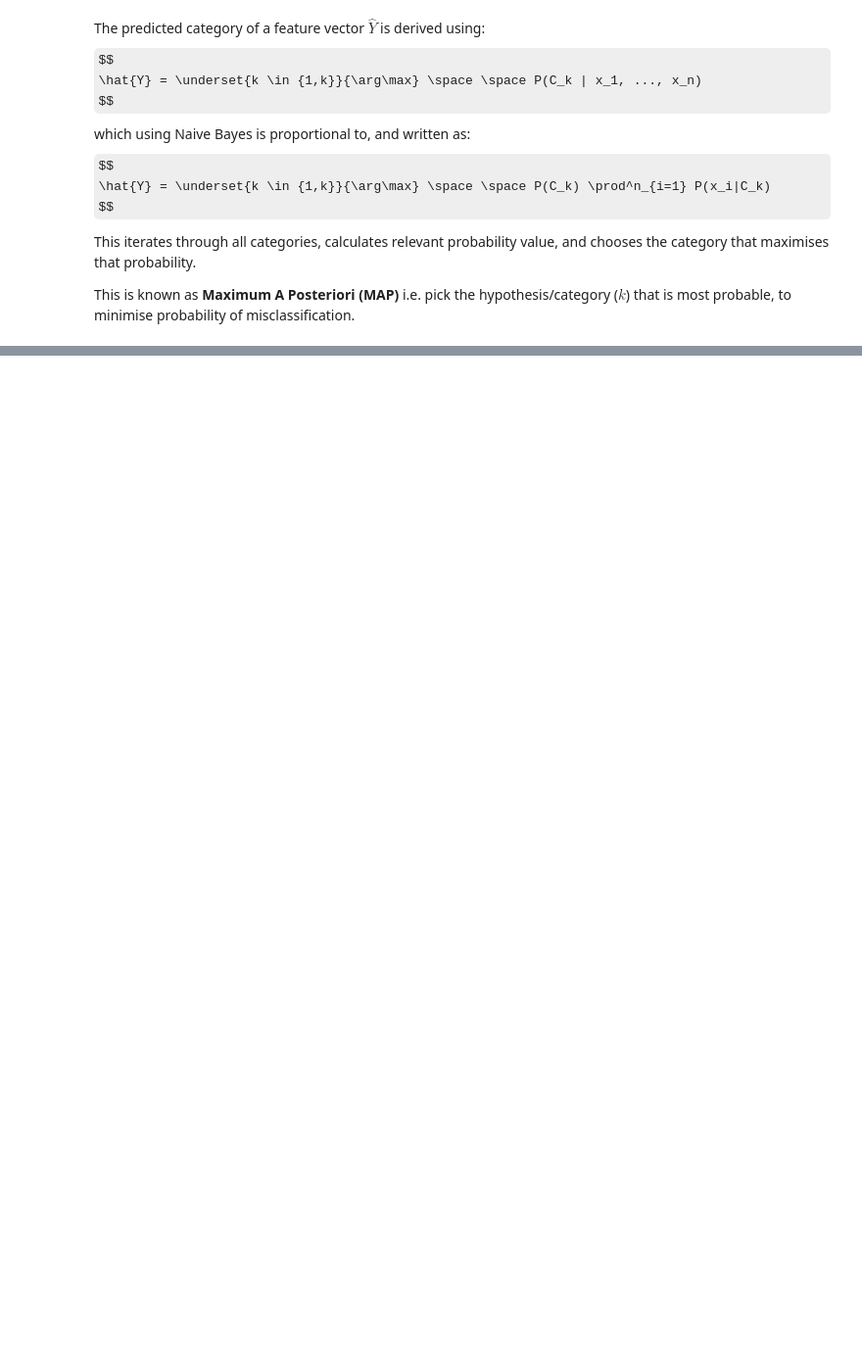
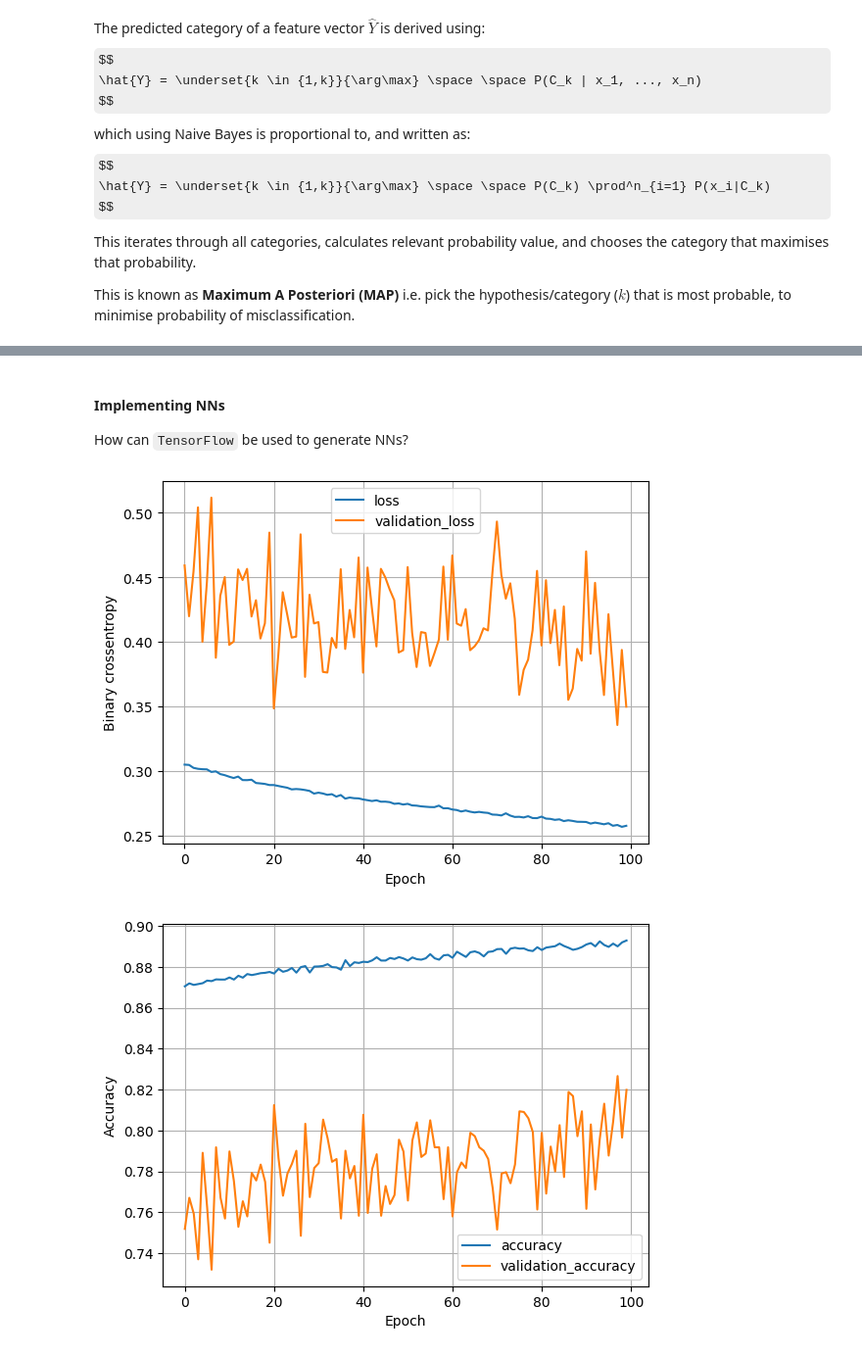
Before and after one commit to romanbaptista/general, a Jupyter notebook: ML/_freecodecamp - Machine Learning for Everybody.ipynb, the cells around one changed output, grey strips where cells are left out. Shown at 98% size. Cells and saved outputs as stored; diff of their text form; code cells hidden in the pictures; some formulas as TeX source; blank space fills up the shorter version.

```diff
--- a/ML/_freecodecamp - Machine Learning for Everybody.ipynb
+++ b/ML/_freecodecamp - Machine Learning for Everybody.ipynb
@@ -427,0 +639,4 @@ This is known as **Maximum A Posteriori (MAP)** i.e. pick the hypothesis/categor
+# %% [markdown]
+#### **Implementing NNs**
+
+How can `TensorFlow` be used to generate NNs?
@@ -427,0 +665,32 @@ This is known as **Maximum A Posteriori (MAP)** i.e. pick the hypothesis/categor
+# %%
+# Define plotting functions for epoch visualisations
+def plot_loss(history):
+    plt.plot(history.history['loss'], label = 'loss')
+    plt.plot(history.history['val_loss'], label = 'validation_loss')
+    plt.xlabel('Epoch')
+    plt.ylabel('Binary crossentropy')
+    plt.legend()
+    plt.grid(True)
+    plt.show()
+
+def plot_accuracy(history):
+    plt.plot(history.history['accuracy'], label = 'accuracy')
+    plt.plot(history.history['val_accuracy'], label = 'validation_accuracy')
+    plt.xlabel('Epoch')
+    plt.ylabel('Accuracy')
+    plt.legend()
+    plt.grid(True)
+    plt.show()
+# %%
+# Train model
+history = nn_model.fit(
+    X_train, Y_train,
+    epochs = 100,  batch_size = 32, validation_split = 0.2, verbose = 0
+)
+# %%
+# Plot loss
+plot_loss(history)
+plot_accuracy(history)
+# %% [output]
+[figure, added]
+[figure, added]
```
Also changed, not shown: parts of 61 cells of this notebook, 1 other file.
